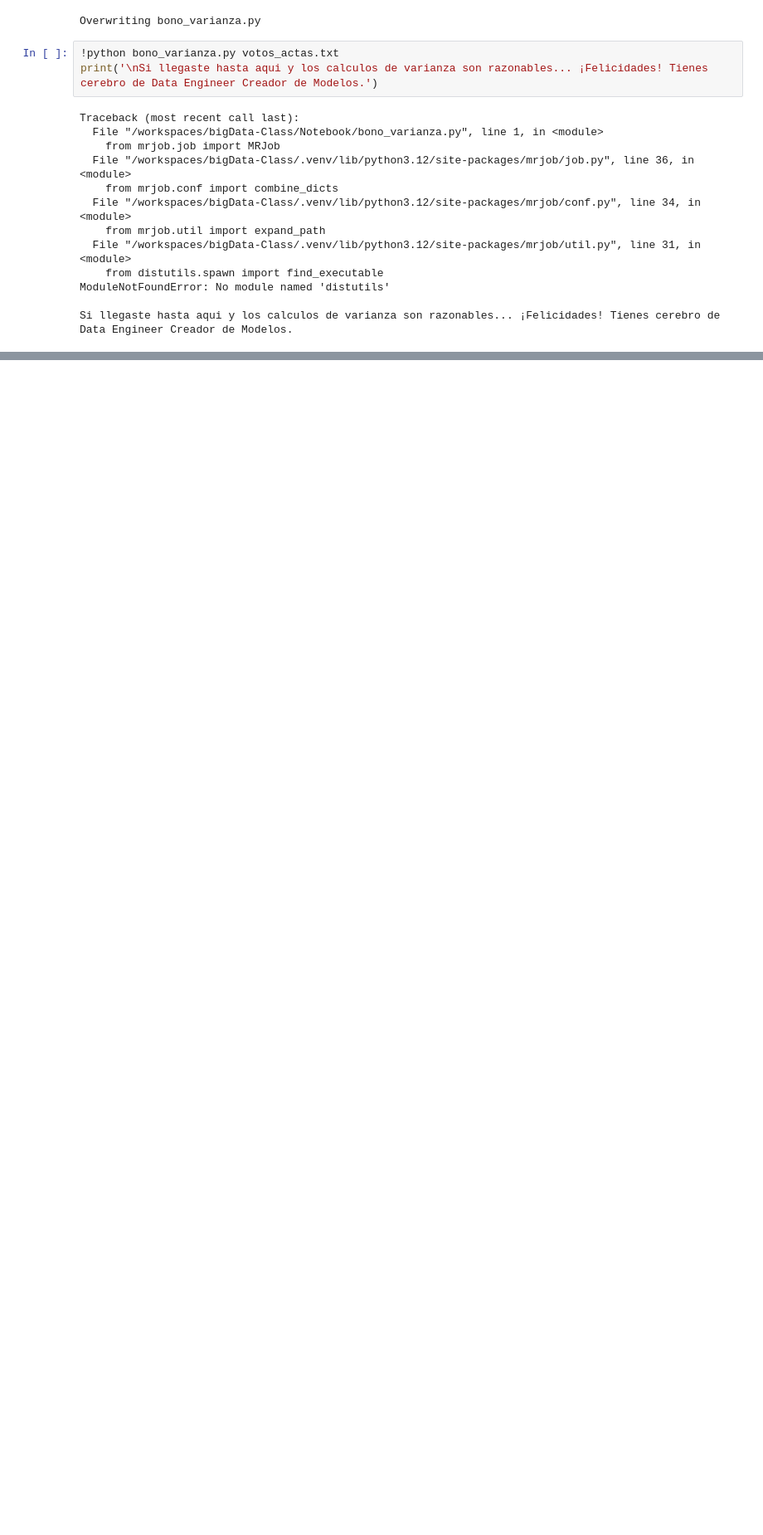
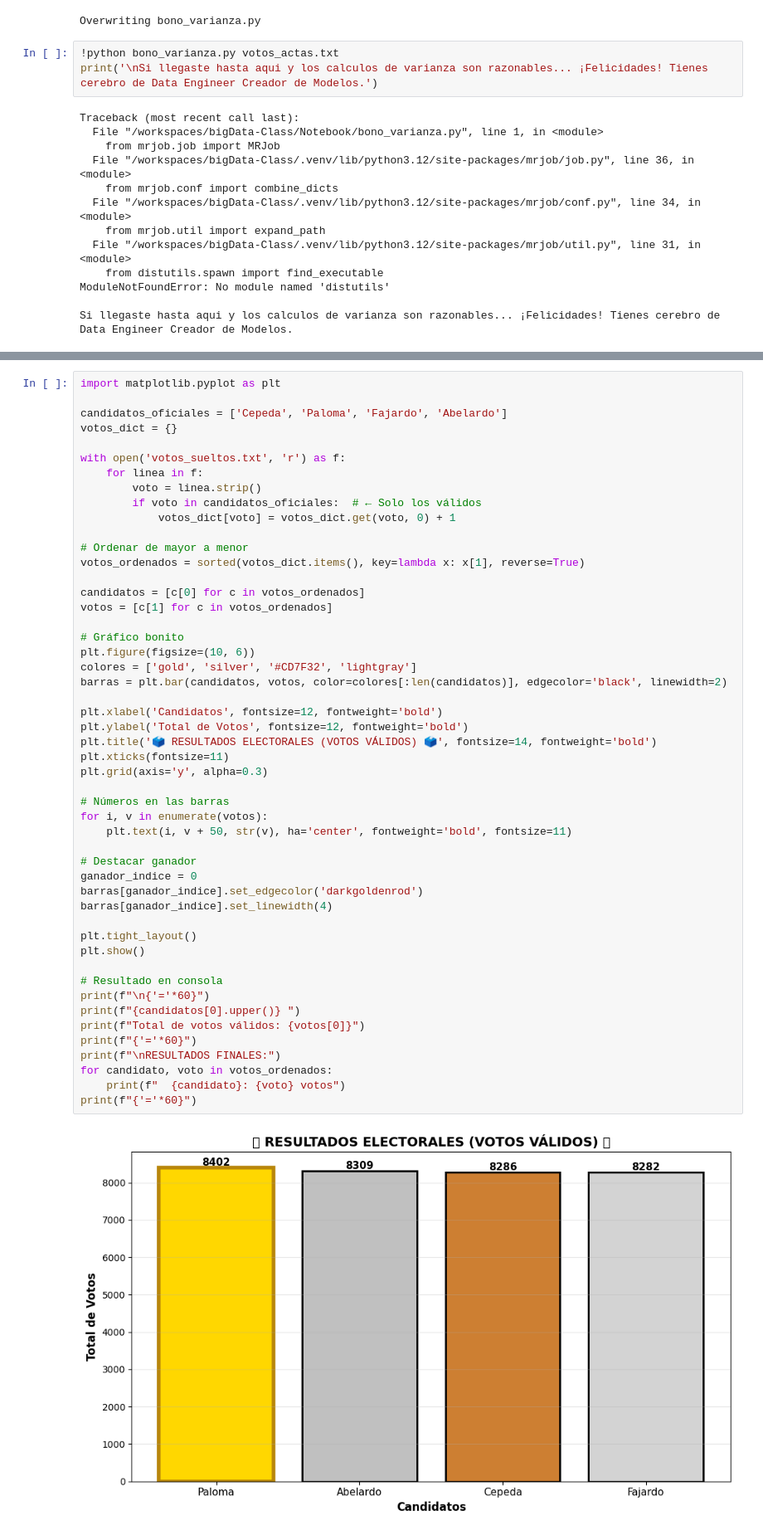
Before and after one commit to Maykoll29/bigData-Class, a Jupyter notebook: Notebook/map_reduce_votaciones.ipynb, the cells around one changed output, grey strips where cells are left out. Shown at 83% size. Cells and saved outputs as stored; diff of their text form; blank space fills up the shorter version.

```diff
--- a/Notebook/map_reduce_votaciones.ipynb
+++ b/Notebook/map_reduce_votaciones.ipynb
@@ -352,0 +494,52 @@ Si llegaste hasta aqui y los calculos de varianza son razonables... ¡Felicidade
+# %%
+import matplotlib.pyplot as plt
+
+candidatos_oficiales = ['Cepeda', 'Paloma', 'Fajardo', 'Abelardo']
+votos_dict = {}
+
+with open('votos_sueltos.txt', 'r') as f:
+    for linea in f:
+        voto = linea.strip()
+        if voto in candidatos_oficiales:  # ← Solo los válidos
+            votos_dict[voto] = votos_dict.get(voto, 0) + 1
+
+# Ordenar de mayor a menor
+votos_ordenados = sorted(votos_dict.items(), key=lambda x: x[1], reverse=True)
+
+candidatos = [c[0] for c in votos_ordenados]
+votos = [c[1] for c in votos_ordenados]
+
+# Gráfico bonito
+plt.figure(figsize=(10, 6))
+colores = ['gold', 'silver', '#CD7F32', 'lightgray']
+barras = plt.bar(candidatos, votos, color=colores[:len(candidatos)], edgecolor='black', linewidth=2)
+
+plt.xlabel('Candidatos', fontsize=12, fontweight='bold')
+plt.ylabel('Total de Votos', fontsize=12, fontweight='bold')
+plt.title('🗳️ RESULTADOS ELECTORALES (VOTOS VÁLIDOS) 🗳️', fontsize=14, fontweight='bold')
+plt.xticks(fontsize=11)
+plt.grid(axis='y', alpha=0.3)
+
+# Números en las barras
+for i, v in enumerate(votos):
+    plt.text(i, v + 50, str(v), ha='center', fontweight='bold', fontsize=11)
+
+# Destacar ganador
+ganador_indice = 0
+barras[ganador_indice].set_edgecolor('darkgoldenrod')
+barras[ganador_indice].set_linewidth(4)
+
+plt.tight_layout()
+plt.show()
+
+# Resultado en consola
+print(f"\n{'='*60}")
+print(f"{candidatos[0].upper()} ")
+print(f"Total de votos válidos: {votos[0]}")
+print(f"{'='*60}")
+print(f"\nRESULTADOS FINALES:")
+for candidato, voto in votos_ordenados:
+    print(f"  {candidato}: {voto} votos")
+print(f"{'='*60}")
+# %% [output]
+[figure, added]
```
Also changed, not shown: parts of 9 cells of this notebook, 2 other files.
